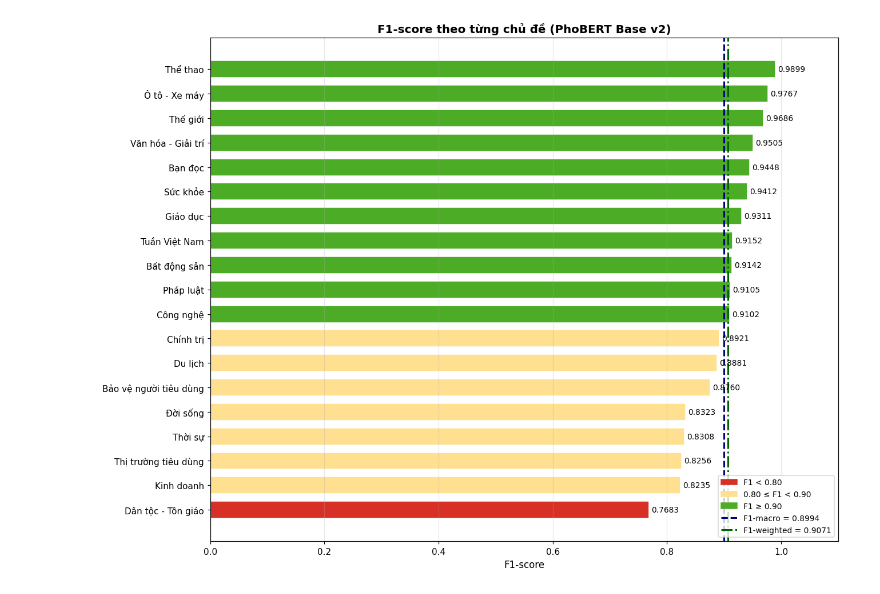
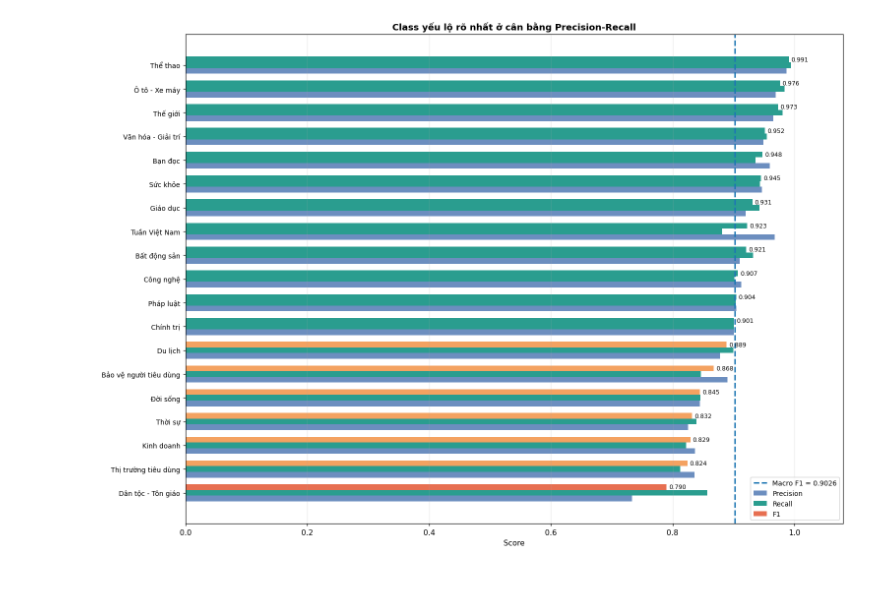
Before and after one commit to dangtai111325/VietNamNet-News-Classification, a Jupyter notebook: PhoBERT/main_PhoBERT.ipynb, the cells around one changed output. Saved outputs shown, nothing was run; the diff lists cells and outputs as text; code cells hidden in the pictures.

```diff
--- a/PhoBERT/main_PhoBERT.ipynb
+++ b/PhoBERT/main_PhoBERT.ipynb
@@ -1224,10 +1227,10 @@ Classification report, confusion matrix, F1 từng chủ đề, training curves.
 # %%
-# ── 6.1 Classification Report ────────────────────────────────────────────────
+# -- 6.1 Báo cáo phân loại -----------------------------------------------
 _report_str = classification_report(y_true_ids, y_pred_ids, target_names=classes, digits=4)
 
 print(f"{'='*65}")
-print(f"  CLASSIFICATION REPORT — PhoBERT Base v2 Head-Tail")
-print(f"  {'─'*62}")
+print(f"  BÁO CÁO PHÂN LOẠI - PhoBERT Base v2 Head-Tail")
+print(f"  {'-'*62}")
 print(f"  Accuracy   : {model_acc:.4f}")
 print(f"  F1-weighted: {model_f1w:.4f}")
 print(f"  F1-macro   : {model_f1m:.4f}")
@@ -1236,7 +1239,7 @@ print(_report_str)
 
 _rp = os.path.join(RESULTS_DIR, "classification_report.txt")
 with open(_rp, "w", encoding="utf-8") as f:
-    f.write(f"PhoBERT Base v2 — Head-Tail\n")
+    f.write(f"PhoBERT Base v2 - Head-Tail\n")
     f.write(f"Accuracy:    {model_acc:.4f}\n")
     f.write(f"F1-weighted: {model_f1w:.4f}\n")
     f.write(f"F1-macro:    {model_f1m:.4f}\n\n")
@@ -1289,28 +1319,57 @@ save_fig(fig, "03_confusion_matrix.png")
 # %%
-# ── 6.3 F1-score theo từng chủ đề ────────────────────────────────────────────
-_f1_items = sorted(f1_per_class.items(), key=lambda x: x[1])
-_cls_names = [x[0] for x in _f1_items]
-_cls_f1    = [x[1] for x in _f1_items]
-_colors    = ["#d73027" if v < 0.80 else "#fee090" if v < 0.90 else "#4dac26" for v in _cls_f1]
+# -- 6.3 P/R/F1 by class + support vs F1 ---------------------------------------
+_report_dict = classification_report(
+    y_true_ids, y_pred_ids, target_names=classes, digits=4,
+    output_dict=True, zero_division=0
+)
+_diag_rows = []
+for cls in classes:
+    _diag_rows.append({
+        "class": cls,
+        "precision": _report_dict[cls]["precision"],
+        "recall": _report_dict[cls]["recall"],
+        "f1": _report_dict[cls]["f1-score"],
+        "support": int(_report_dict[cls]["support"]),
+    })
+_prf = pd.DataFrame(_diag_rows).sort_values("f1", ascending=True).reset_index(drop=True)
 
-fig, ax = plt.subplots(figsize=(12, 9))
-_bars = ax.barh(_cls_names, _cls_f1, color=_colors, edgecolor="white", height=0.7)
-for bar, v in zip(_bars, _cls_f1):
-    ax.text(bar.get_width()+0.004, bar.get_y()+bar.get_height()/2,
-            f"{v:.4f}", va="center", fontsize=9)
+fig, ax = plt.subplots(figsize=(14, 10))
+_y = np.arange(len(_prf))
+_h = 0.24
 
-ax.axvline(model_f1m, color="navy",      ls="--", lw=2, label=f"F1-macro = {model_f1m:.4f}")
-ax.axvline(model_f1w, color="darkgreen", ls="-.", lw=2, label=f"F1-weighted = {model_f1w:.4f}")
-ax.set_xlim(0, 1.10); ax.set_xlabel("F1-score", fontsize=11)
-ax.set_title("F1-score theo từng chủ đề (PhoBERT Base v2)", fontsize=13, fontweight="bold")
-ax.grid(axis="x", alpha=0.3)
-ax.legend(handles=[
-    Patch(color="#d73027", label="F1 < 0.80"),
-    Patch(color="#fee090", label="0.80 ≤ F1 < 0.90"),
-    Patch(color="#4dac26", label="F1 ≥ 0.90"),
-    plt.Line2D([0],[0], color="navy",      ls="--", lw=2, label=f"F1-macro = {model_f1m:.4f}"),
-    plt.Line2D([0],[0], color="darkgreen", ls="-.", lw=2, label=f"F1-weighted = {model_f1w:.4f}"),
-], fontsize=9, loc="lower right")
+ax.barh(_y - _h, _prf["precision"], height=_h, color="#6c8ebf", label="Precision")
+ax.barh(_y,       _prf["recall"],    height=_h, color="#2a9d8f", label="Recall")
+_bf1 = ax.barh(_y + _h, _prf["f1"],  height=_h,
+               color=["#e76f51" if v < 0.80 else "#f4a261" if v < 0.90 else "#2a9d8f" for v in _prf["f1"]],
+               label="F1")
+for b, v in zip(_bf1, _prf["f1"]):
+    ax.text(v + 0.004, b.get_y() + b.get_height()/2, f"{v:.3f}", va="center", fontsize=8)
+
+ax.axvline(model_f1m, color="#1f77b4", ls="--", lw=2, label=f"Macro F1 = {model_f1m:.4f}")
+ax.set_yticks(_y)
+ax.set_yticklabels(_prf["class"], fontsize=9)
+ax.set_xlim(0, 1.08)
+ax.set_xlabel("Score")
+ax.set_title("Class yếu lộ rõ nhất ở cân bằng Precision-Recall", fontweight="bold")
+ax.grid(axis="x", alpha=0.25)
+ax.legend(loc="lower right", fontsize=9)
 fig.tight_layout()
 save_fig(fig, "04_f1_per_class.png")
+
+fig2, ax2 = plt.subplots(figsize=(11, 7))
+_sc = ax2.scatter(_prf["support"], _prf["f1"],
+                  s=np.clip(_prf["support"] / 8, 30, 260),
+                  c=_prf["f1"], cmap="RdYlGn", edgecolor="white", alpha=0.9)
+for _, r in _prf.iterrows():
+    if r["support"] < _prf["support"].quantile(0.25) or r["f1"] < 0.85:
+        ax2.text(r["support"] * 1.01, r["f1"] + 0.003, r["class"], fontsize=8)
+ax2.axhline(model_f1m, color="#1f77b4", ls="--", lw=1.5, label=f"Macro F1 = {model_f1m:.4f}")
+ax2.set_xlabel("Support (test)")
+ax2.set_ylabel("F1")
+ax2.set_title("Class ít mẫu và F1 thấp lộ ra rõ", fontweight="bold")
+ax2.grid(alpha=0.25)
+ax2.legend(loc="lower right", fontsize=9)
+fig2.colorbar(_sc, ax=ax2, label="F1")
+fig2.tight_layout()
+save_fig(fig2, "07_support_vs_f1.png")
 # %% [output]
@@ -1318 +1377 @@ save_fig(fig, "04_f1_per_class.png")
-[figure, old version]
+[figure, new version]
```
Also changed, not shown: parts of 35 cells of this notebook, 36 other files.
